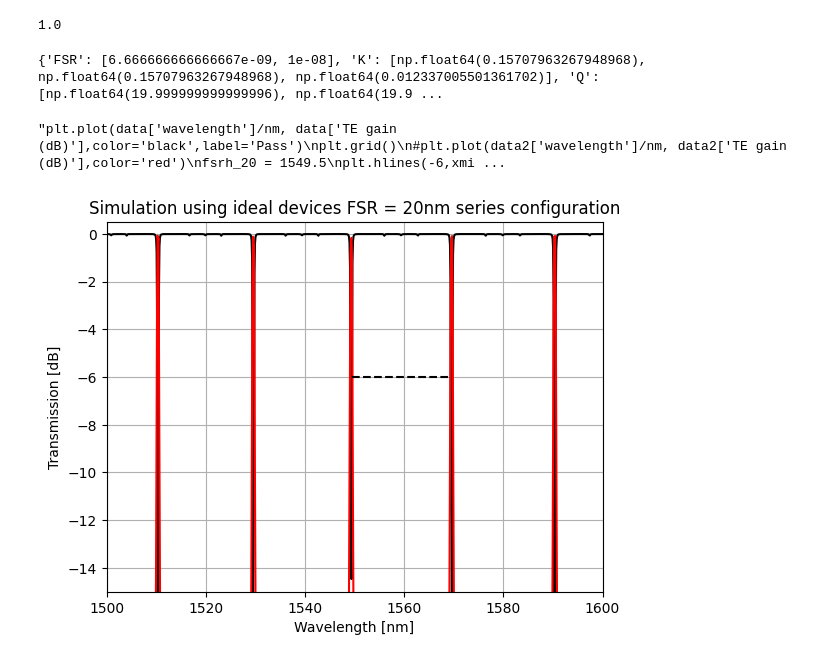
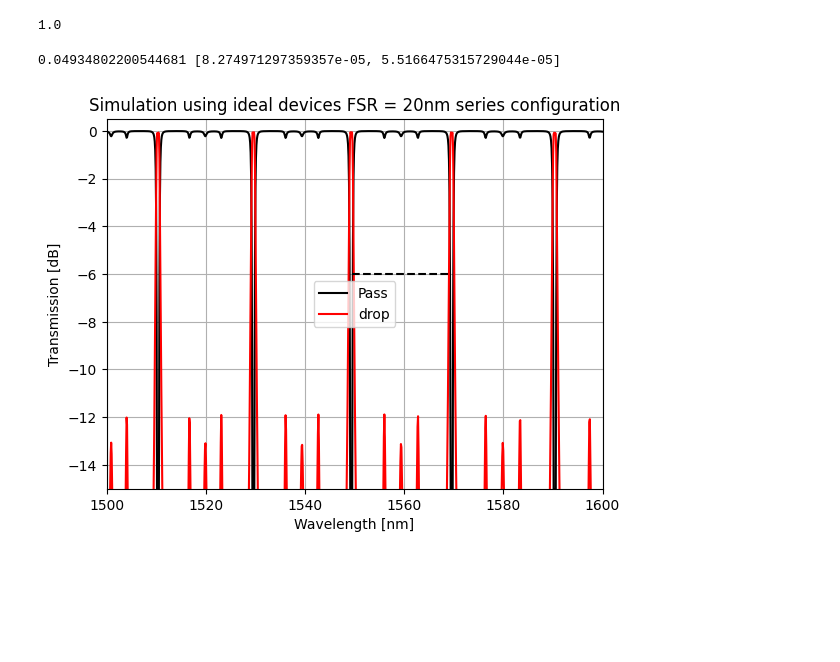
Before and after one commit to Lucivaldo1/RingResonator, a Jupyter notebook: ring resonator.ipynb, the cells around one changed output. Saved outputs shown, nothing was run; the diff lists cells and outputs as text; code cells hidden in the pictures; blank space fills up the shorter version.

```diff
--- a/ring resonator.ipynb
+++ b/ring resonator.ipynb
@@ -246,10 +249,10 @@ icApi.connect('c1','port 1','ona1','input 2')
 1.0
 # %%
 #FSR/B = 30 makes it looks a bit more ideal
-my_dict = tools.ringData(20,2,ng,20e-9)
-print(my_dict)
+my_dict = tools.ringData(10,2,ng,20e-9)
+print(my_dict['K'][2], my_dict['L'])
 # %% [output]
-{'FSR': [6.666666666666667e-09, 1e-08], 'K': [np.float64(0.15707963267948968), np.float64(0.15707963267948968), np.float64(0.012337005501361702)], 'Q': [np.float64(19.999999999999996), np.float64(19.9 ...
+0.04934802200544681 [8.274971297359357e-05, 5.5166475315729044e-05]
 # %%
 icApi.switchtolayout()
 #ring parameters
@@ -273,30 +276,18 @@ icApi.save('20nmIdealSeriesRings')
 icApi.run()
 # %%
 data = icApi.getresult('ona1', 'input 1/mode 1/gain')
-data2 = icApi.getresult('ona1', 'input 3/mode 1/gain')
+data2 = icApi.getresult('ona1', 'input 2/mode 1/gain')
 plt.plot(data['wavelength'] / nm, data['TE gain (dB)'], color='black', label='Pass')
 plt.plot(data2['wavelength']/nm, data2['TE gain (dB)'],color='red', label='drop')
+plt.legend()
 fsrh_20 = 1549.5
 plt.hlines(-6, xmin=fsrh_20, xmax=fsrh_20 + 20, color='black', linestyles='dashed')
 plt.xlim(1500, 1600)
 plt.ylim(-15, 0.5)
 plt.xlabel('Wavelength [nm]')
 plt.ylabel('Transmission [dB]')
 plt.grid()
 plt.title('Simulation using ideal devices FSR = 20nm series configuration')
 plt.savefig('Simulation using ideal devices FSR = 20nm series configuration.png')
-'''plt.plot(data['wavelength']/nm, data['TE gain (dB)'],color='black',label='Pass')
-plt.grid()
-#plt.plot(data2['wavelength']/nm, data2['TE gain (dB)'],color='red')
-fsrh_20 = 1549.5
-plt.hlines(-6,xmin=fsrh_20,xmax=fsrh_20+20, color='black',linestyles='dashed')
-plt.xlim(1500, 1600)
-plt.ylim(-14.5, 0.5)
-plt.xlabel('Wavelength [nm]')
-plt.ylabel('Transmission [dB]')
-plt.grid()
-plt.title('Simulation using ideal devices FSR = 20nm - series configuration')
-plt.savefig('Simulation using ideal devices FSR = 20nm series configuration.png')'''
 # %% [output]
-"plt.plot(data['wavelength']/nm, data['TE gain (dB)'],color='black',label='Pass')\nplt.grid()\n#plt.plot(data2['wavelength']/nm, data2['TE gain (dB)'],color='red')\nfsrh_20 = 1549.5\nplt.hlines(-6,xmi ...
-[figure, old version]
+[figure, new version]
```
Also changed, not shown: parts of 6 cells of this notebook, 16 other files.
